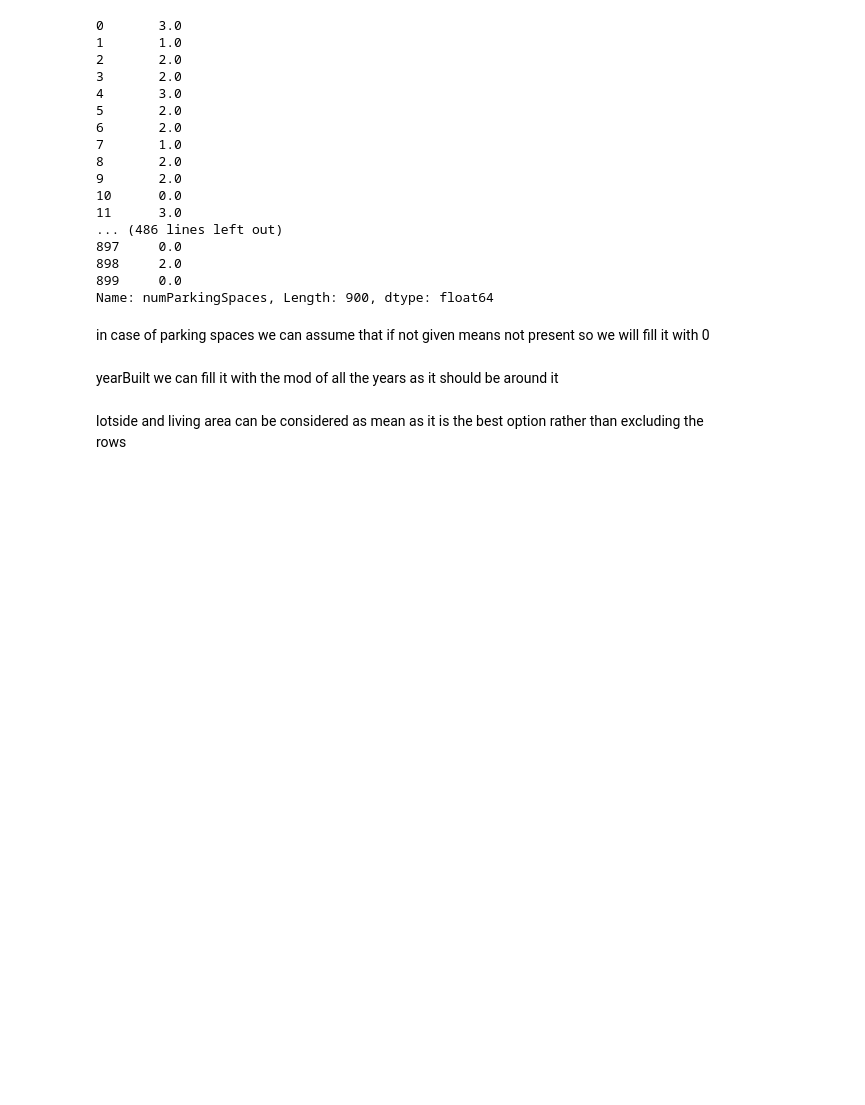
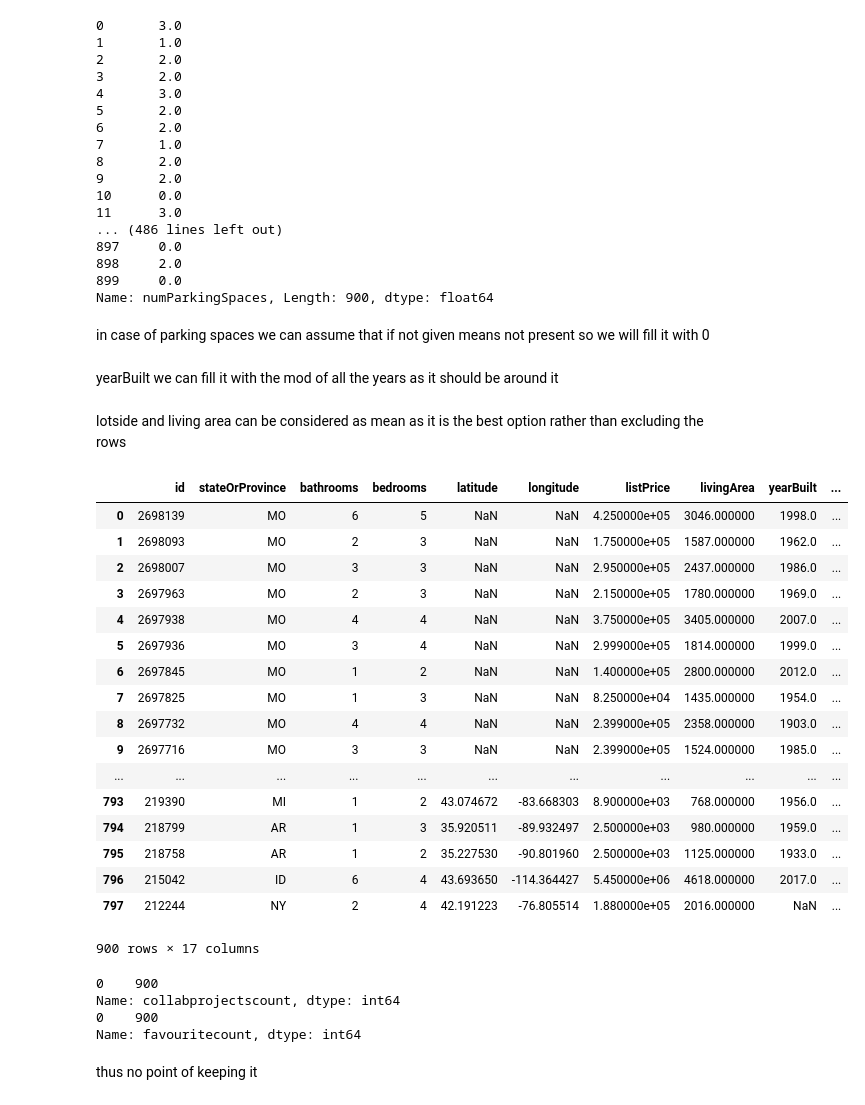
Before and after one commit to akarshsomani/nobbas, a Jupyter notebook: 1)data exploring.ipynb, the cells around one changed output. Cells and saved outputs as stored; diff of their text form; code cells hidden in the pictures; blank space fills up the shorter version.

```diff
--- a/1)data exploring.ipynb
+++ b/1)data exploring.ipynb
@@ -413,13 +413,34 @@ Name: numParkingSpaces, Length: 900, dtype: float64
 # %% [markdown]
 in case of parking spaces we can assume that if not given means not present so we will fill it with 0
 # %%
-df['numParkingSpaces'].fillna(0,inplace=True)
+df['numParkingSpaces']=df['numParkingSpaces'].fillna(0)
 # %% [markdown]
 yearBuilt we can fill it with the mod of all the years as it should be around it
 # %%
-df['yearBuilt'].fillna(df.yearBuilt.mode,inplace=True)
+df['yearBuilt']=df['yearBuilt'].fillna(df['yearBuilt'].mode())
 # %% [markdown]
 lotside and living area can be considered as mean as it is the best option rather than excluding the rows
 # %%
-df['lotSize'].fillna(df.lotSize.mean,inplace=True)
-df['livingArea'].fillna(df.livingArea.mean,inplace=True)
+df['lotSize']=df['lotSize'].fillna(df['lotSize'].mean())
+df['livingArea']=df['livingArea'].fillna(df['livingArea'].mean())
+# %%
+df
+# %% [output]
+|  | id | stateOrProvince | bathrooms | bedrooms | latitude | longitude | listPrice | livingArea | yearBuilt | ... |
+| 0 | 2698139 | MO | 6 | 5 | NaN | NaN | 4.250000e+05 | 3046.000000 | 1998.0 | ... |
+| 1 | 2698093 | MO | 2 | 3 | NaN | NaN | 1.750000e+05 | 1587.000000 | 1962.0 | ... |
+| 2 | 2698007 | MO | 3 | 3 | NaN | NaN | 2.950000e+05 | 2437.000000 | 1986.0 | ... |
+| 3 | 2697963 | MO | 2 | 3 | NaN | NaN | 2.150000e+05 | 1780.000000 | 1969.0 | ... |
+| 4 | 2697938 | MO | 4 | 4 | NaN | NaN | 3.750000e+05 | 3405.000000 | 2007.0 | ... |
+| 5 | 2697936 | MO | 3 | 4 | NaN | NaN | 2.999000e+05 | 1814.000000 | 1999.0 | ... |
+| 6 | 2697845 | MO | 1 | 2 | NaN | NaN | 1.400000e+05 | 2800.000000 | 2012.0 | ... |
+| 7 | 2697825 | MO | 1 | 3 | NaN | NaN | 8.250000e+04 | 1435.000000 | 1954.0 | ... |
+| 8 | 2697732 | MO | 4 | 4 | NaN | NaN | 2.399000e+05 | 2358.000000 | 1903.0 | ... |
+| 9 | 2697716 | MO | 3 | 3 | NaN | NaN | 2.399000e+05 | 1524.000000 | 1985.0 | ... |
+| ... | ... | ... | ... | ... | ... | ... | ... | ... | ... | ... |
+| 793 | 219390 | MI | 1 | 2 | 43.074672 | -83.668303 | 8.900000e+03 | 768.000000 | 1956.0 | ... |
+| 794 | 218799 | AR | 1 | 3 | 35.920511 | -89.932497 | 2.500000e+03 | 980.000000 | 1959.0 | ... |
+| 795 | 218758 | AR | 1 | 2 | 35.227530 | -90.801960 | 2.500000e+03 | 1125.000000 | 1933.0 | ... |
+| 796 | 215042 | ID | 6 | 4 | 43.693650 | -114.364427 | 5.450000e+06 | 4618.000000 | 2017.0 | ... |
+| 797 | 212244 | NY | 2 | 4 | 42.191223 | -76.805514 | 1.880000e+05 | 2016.000000 | NaN | ... |
+900 rows × 17 columns
@@ -425,0 +450,11 @@ df['livingArea'].fillna(df.livingArea.mean,inplace=True)
+# %%
+
+print(df.collabprojectscount.value_counts())
+print(df.favouritecount.value_counts())
+# %% [output]
+0    900
+Name: collabprojectscount, dtype: int64
+0    900
+Name: favouritecount, dtype: int64
+# %% [markdown]
+thus no point of keeping it
```
Also changed, not shown: parts of 12 cells of this notebook, 2 other files.
